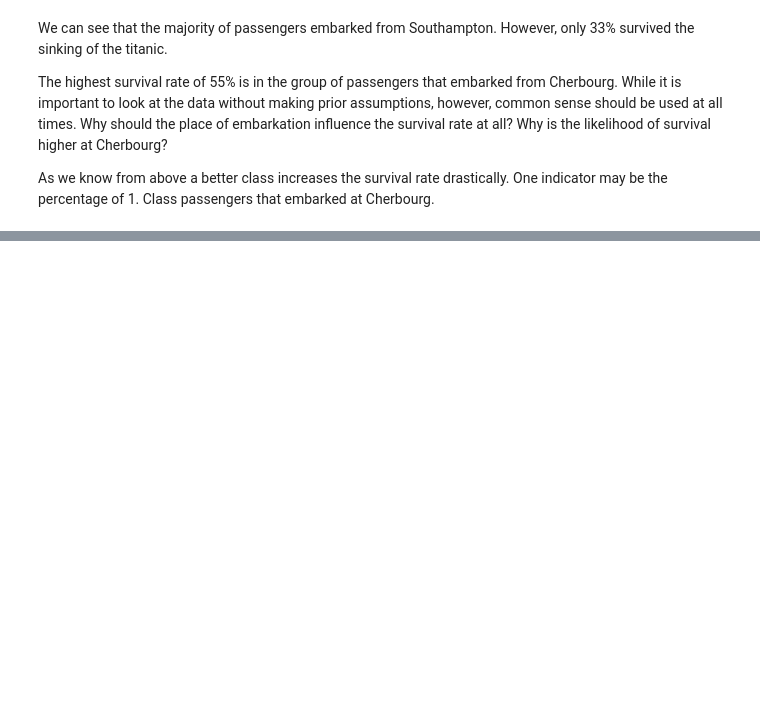
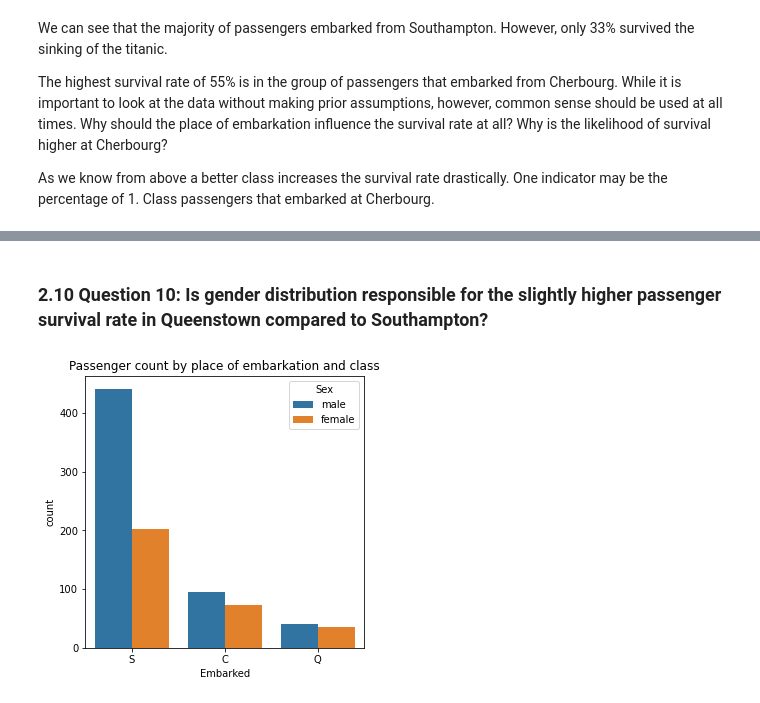
Before and after one commit to Starluxe/KaggleExercises, a Jupyter notebook: Getting Started with Titanic V04.ipynb, the cells around one changed output, grey strips where cells are left out. Saved outputs shown, nothing was run; the diff lists cells and outputs as text; code cells hidden in the pictures; blank space fills up the shorter version.

```diff
--- a/Getting Started with Titanic V04.ipynb
+++ b/Getting Started with Titanic V04.ipynb
@@ -376,0 +406,6 @@ As we know from above a better class increases the survival rate drastically. On
+# %% [markdown]
+### 2.10 Question 10: Is gender distribution responsible for the slightly higher passenger survival rate in Queenstown compared to Southampton?
+# %%
+show_compare_countplot(train_df, 'Embarked', 'Sex', "Passenger count by place of embarkation and class")
+# %% [output]
+[figure, added]
```
Also changed, not shown: parts of 75 cells of this notebook, 1 other file.
